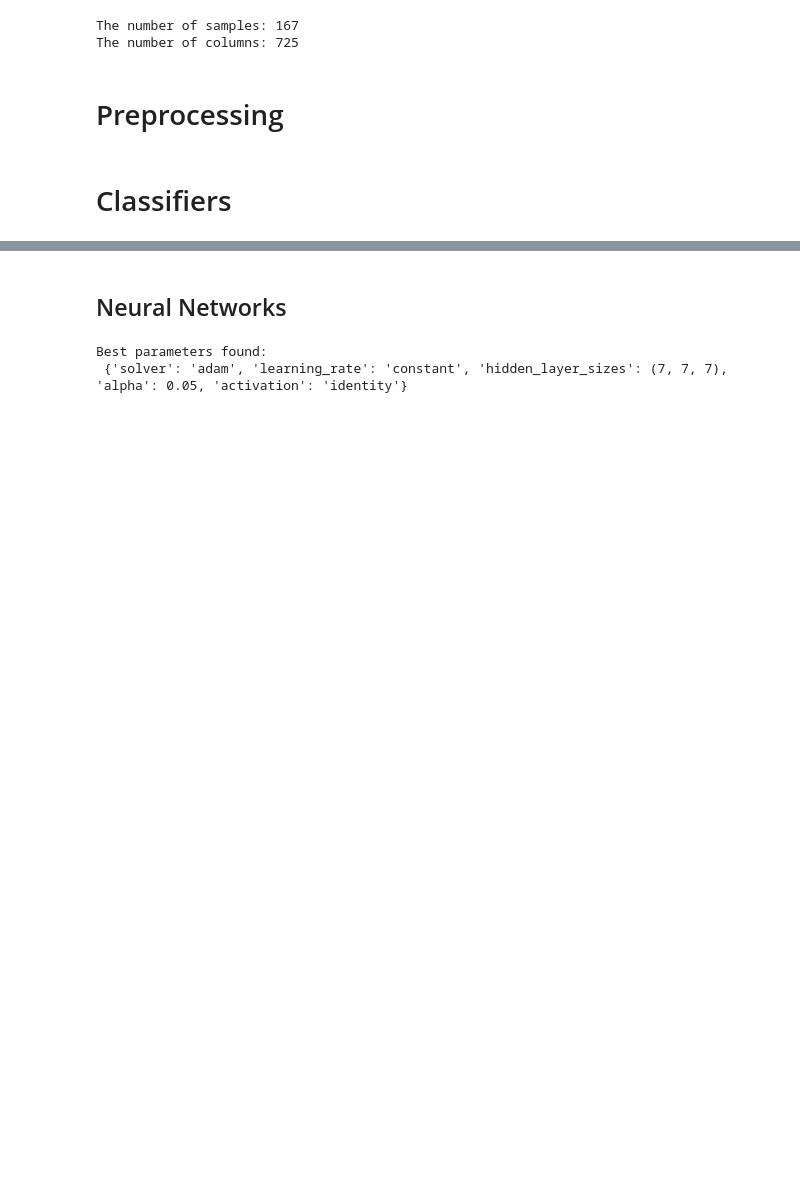
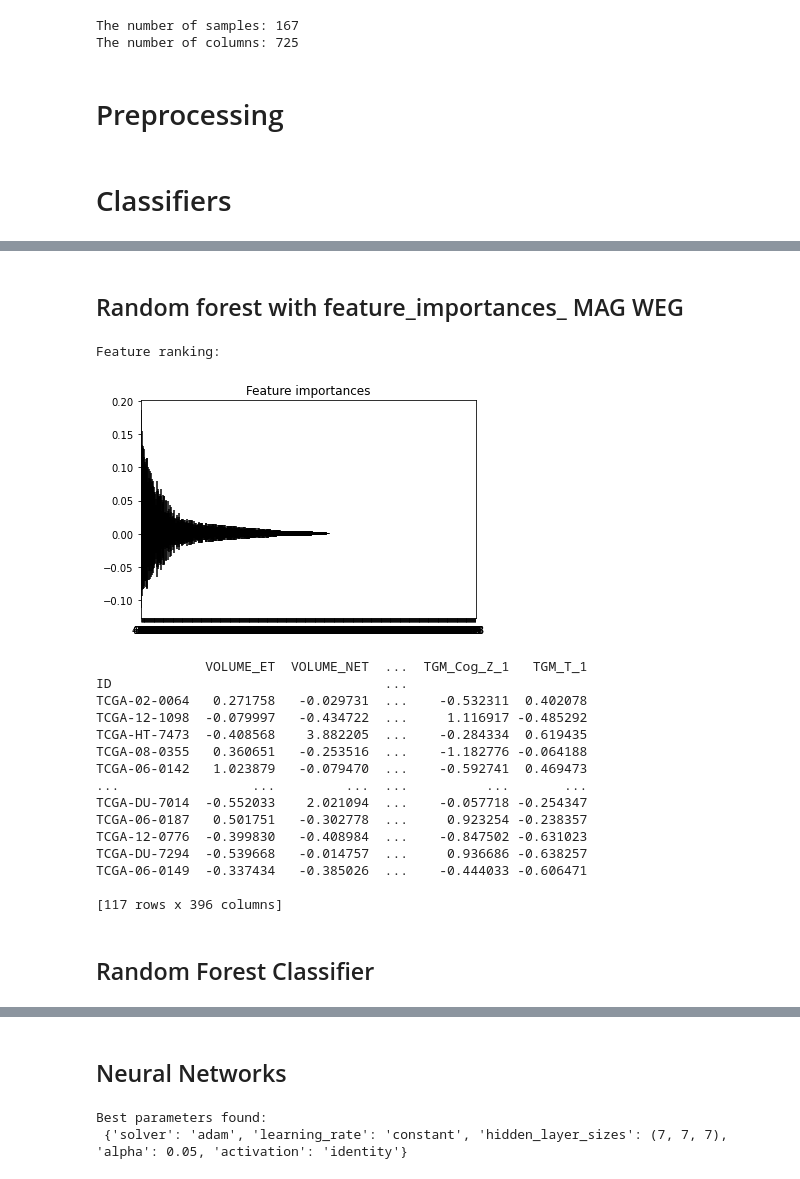
Before and after one commit to Kristelwen/TM10007_PROJECT, a Jupyter notebook: brat_assignment.ipynb, the cells around one changed output, grey strips where cells are left out. Cells and saved outputs as stored; diff of their text form; code cells hidden in the pictures; blank space fills up the shorter version.

Commit message:
All Classifiers and learning curve finished, code still needs to be cleaned a bit

```diff
--- a/brat_assignment.ipynb
+++ b/brat_assignment.ipynb
@@ -495,15 +111,0 @@ RuntimeError: ignored
-# %%
-# Our parameter to optimize is the number of estimators, which we vary uniformlybetween 1 and 400
-param_distributions = {'n_estimators': randint(1, 400)}
-
-# Now use the classifiers on all datasets
-fitted_clfs = list()
-
-# Within a 5-fold cross-validation, try out 20 different number of trees
-clf = RandomizedSearchCV(RandomForestClassifier(), param_distributions, cv=5, n_iter=20, random_state=42)
-
-# Fit the classifier
-clf.fit(data_scaled_train2, label_train2)
-
-# Save for next part
-fitted_clfs.append(clf)
@@ -695,0 +219,55 @@ Confusion matrix and classification report of training set
+# %% [markdown]
+## Random forest with feature_importances_ MAG WEG
+# %%
+# Feature selection using Feature importances
+
+# Feature importances
+forest = RandomForestClassifier(n_estimators=15, bootstrap=True)
+
+forest.fit(data_df_train2, label_train2)
+importances = forest.feature_importances_
+std = np.std([tree.feature_importances_ for tree in forest.estimators_],
+             axis=0)
+indices = np.argsort(importances)[::-1]
+
+# Print the feature ranking
+print("Feature ranking:")
+
+# Plot the feature importances of the forest
+plt.figure()
+plt.title("Feature importances")
+plt.bar(range(data_df_train2.shape[1]), importances[indices],
+       color="r", yerr=std[indices], align="center")
+plt.xticks(range(data_df_train2.shape[1]), indices)
+plt.xlim([-1, data_df_train2.shape[1]])
+plt.show()
+
+# Only keep features with importance > 0.00
+mask = importances > 0
+mask2 = data_df_train2.columns[mask]
+data_train2_sel = data_df_train2[mask2]
+print(data_train2_sel)
+
+data_val_sel = data_df_val[mask2]
+data_test_sel = data_df_test[mask2]
+data_train_sel = data_df_train[mask2]
+# %% [output]
+Feature ranking:
+[figure, added]
+              VOLUME_ET  VOLUME_NET  ...  TGM_Cog_Z_1   TGM_T_1
+ID                                   ...
+TCGA-02-0064   0.271758   -0.029731  ...    -0.532311  0.402078
+TCGA-12-1098  -0.079997   -0.434722  ...     1.116917 -0.485292
+TCGA-HT-7473  -0.408568    3.882205  ...    -0.284334  0.619435
+TCGA-08-0355   0.360651   -0.253516  ...    -1.182776 -0.064188
+TCGA-06-0142   1.023879   -0.079470  ...    -0.592741  0.469473
+...                 ...         ...  ...          ...       ...
+TCGA-DU-7014  -0.552033    2.021094  ...    -0.057718 -0.254347
+TCGA-06-0187   0.501751   -0.302778  ...     0.923254 -0.238357
+TCGA-12-0776  -0.399830   -0.408984  ...    -0.847502 -0.631023
+TCGA-DU-7294  -0.539668   -0.014757  ...     0.936686 -0.638257
+TCGA-06-0149  -0.337434   -0.385026  ...    -0.444033 -0.606471
+
+[117 rows x 396 columns]
+# %% [markdown]
+## Random Forest Classifier
```
Also changed, not shown: parts of 47 cells of this notebook.
